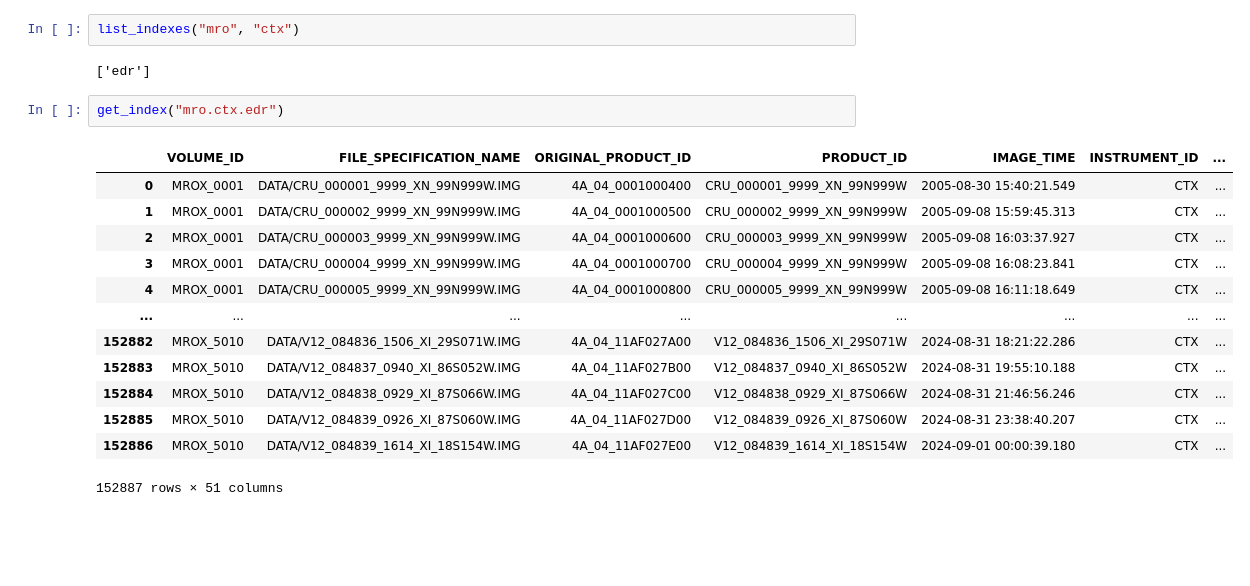
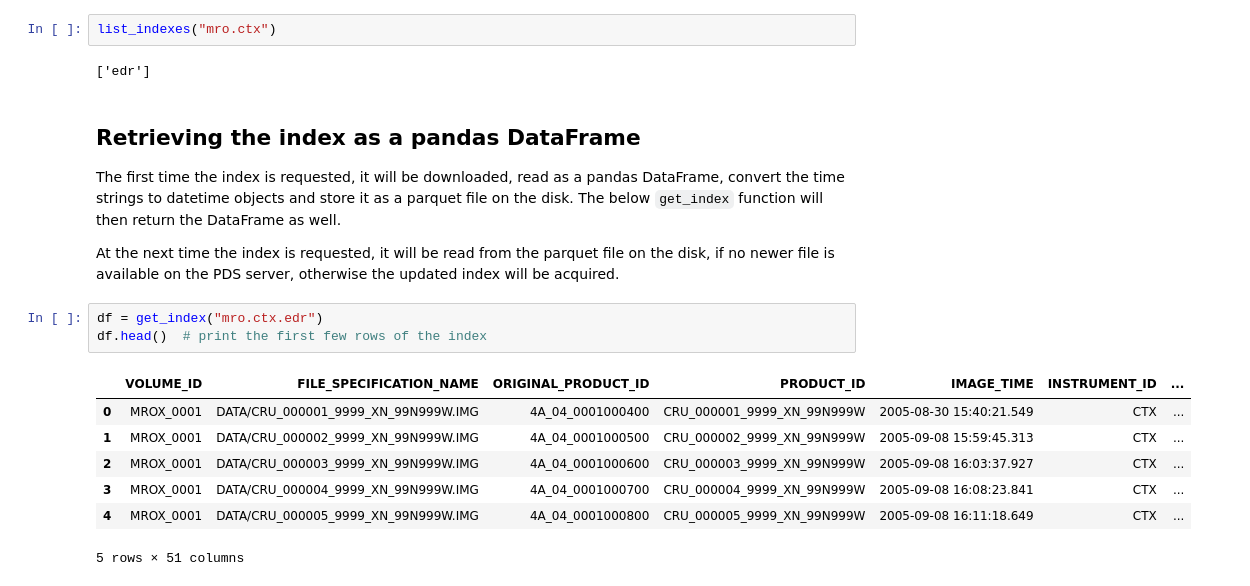
Before and after one commit to michaelaye/planetarypy, a Jupyter notebook: notebooks/pds_indexes_examples.ipynb, the cells around one changed output. Cells and saved outputs as stored; diff of their text form; blank space fills up the shorter version.

Commit message:
More examples in tutorial, bring back dotted index keys

```diff
--- a/notebooks/pds_indexes_examples.ipynb
+++ b/notebooks/pds_indexes_examples.ipynb
@@ -24,20 +55,23 @@ Type:      function
-# %%
-list_indexes("mro", "ctx")
-# %% [output]
-['edr']
+# %%
+list_indexes("mro.ctx")
+# %% [output]
+['edr']
+# %% [markdown]
+## Retrieving the index as a pandas DataFrame
+
+The first time the index is requested, it will be downloaded, read as a pandas DataFrame,
+convert the time strings to datetime objects and store it as a parquet file on the disk.
+The below `get_index` function will then return the DataFrame as well.
+
+At the next time the index is requested, it will be read from the parquet file on the disk, if no newer file is available on the PDS server, otherwise the updated index will be acquired.
 # %%
-get_index("mro.ctx.edr")
+df = get_index("mro.ctx.edr")
+df.head()  # print the first few rows of the index
 # %% [output]
 |  | VOLUME_ID | FILE_SPECIFICATION_NAME | ORIGINAL_PRODUCT_ID | PRODUCT_ID | IMAGE_TIME | INSTRUMENT_ID | ... |
 | 0 | MROX_0001 | DATA/CRU_000001_9999_XN_99N999W.IMG | 4A_04_0001000400 | CRU_000001_9999_XN_99N999W | 2005-08-30 15:40:21.549 | CTX | ... |
 | 1 | MROX_0001 | DATA/CRU_000002_9999_XN_99N999W.IMG | 4A_04_0001000500 | CRU_000002_9999_XN_99N999W | 2005-09-08 15:59:45.313 | CTX | ... |
 | 2 | MROX_0001 | DATA/CRU_000003_9999_XN_99N999W.IMG | 4A_04_0001000600 | CRU_000003_9999_XN_99N999W | 2005-09-08 16:03:37.927 | CTX | ... |
 | 3 | MROX_0001 | DATA/CRU_000004_9999_XN_99N999W.IMG | 4A_04_0001000700 | CRU_000004_9999_XN_99N999W | 2005-09-08 16:08:23.841 | CTX | ... |
 | 4 | MROX_0001 | DATA/CRU_000005_9999_XN_99N999W.IMG | 4A_04_0001000800 | CRU_000005_9999_XN_99N999W | 2005-09-08 16:11:18.649 | CTX | ... |
-| ... | ... | ... | ... | ... | ... | ... | ... |
-| 152882 | MROX_5010 | DATA/V12_084836_1506_XI_29S071W.IMG | 4A_04_11AF027A00 | V12_084836_1506_XI_29S071W | 2024-08-31 18:21:22.286 | CTX | ... |
-| 152883 | MROX_5010 | DATA/V12_084837_0940_XI_86S052W.IMG | 4A_04_11AF027B00 | V12_084837_0940_XI_86S052W | 2024-08-31 19:55:10.188 | CTX | ... |
-| 152884 | MROX_5010 | DATA/V12_084838_0929_XI_87S066W.IMG | 4A_04_11AF027C00 | V12_084838_0929_XI_87S066W | 2024-08-31 21:46:56.246 | CTX | ... |
-| 152885 | MROX_5010 | DATA/V12_084839_0926_XI_87S060W.IMG | 4A_04_11AF027D00 | V12_084839_0926_XI_87S060W | 2024-08-31 23:38:40.207 | CTX | ... |
-| 152886 | MROX_5010 | DATA/V12_084839_1614_XI_18S154W.IMG | 4A_04_11AF027E00 | V12_084839_1614_XI_18S154W | 2024-09-01 00:00:39.180 | CTX | ... |
-152887 rows × 51 columns
+5 rows × 51 columns
```
Also changed, not shown: parts of 18 cells of this notebook, 1 other file.
